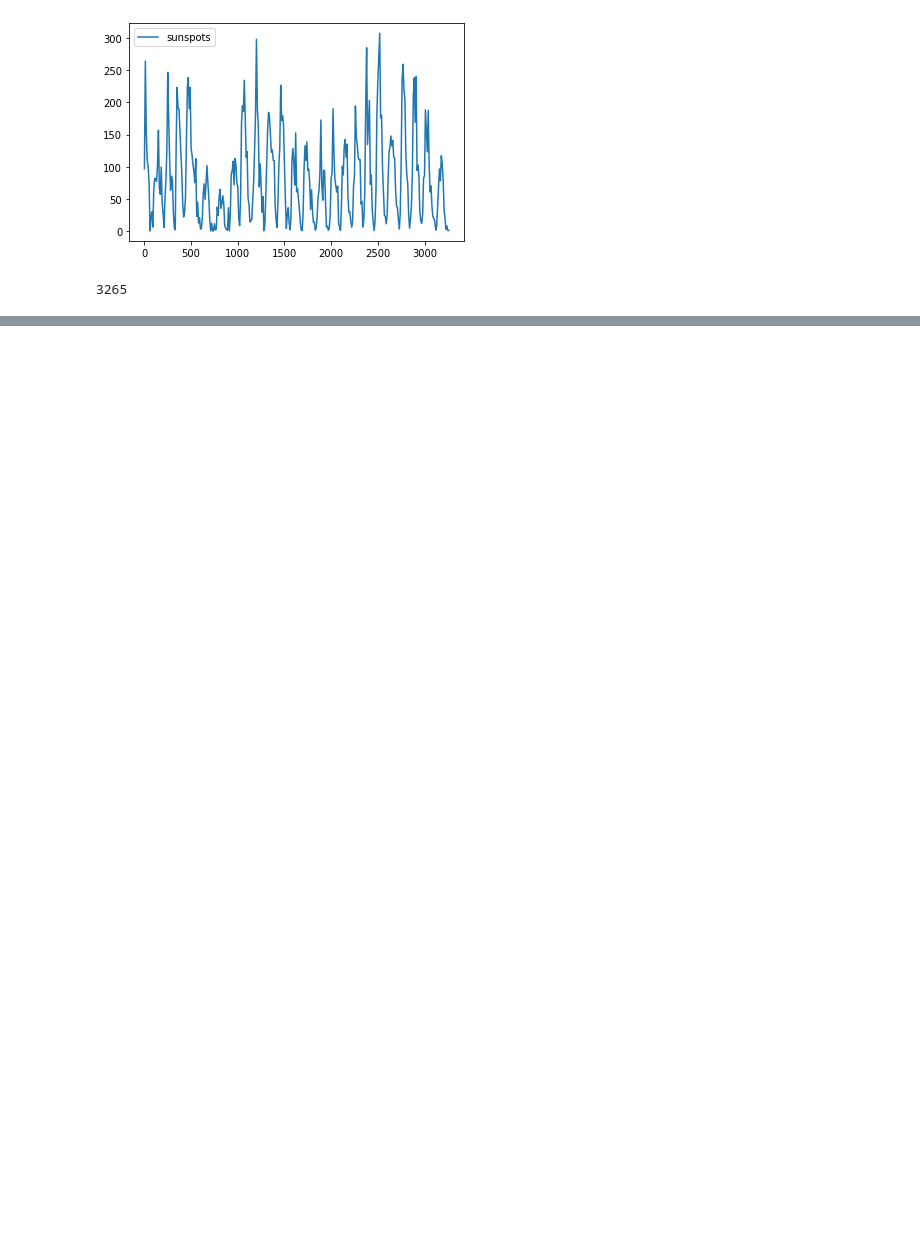
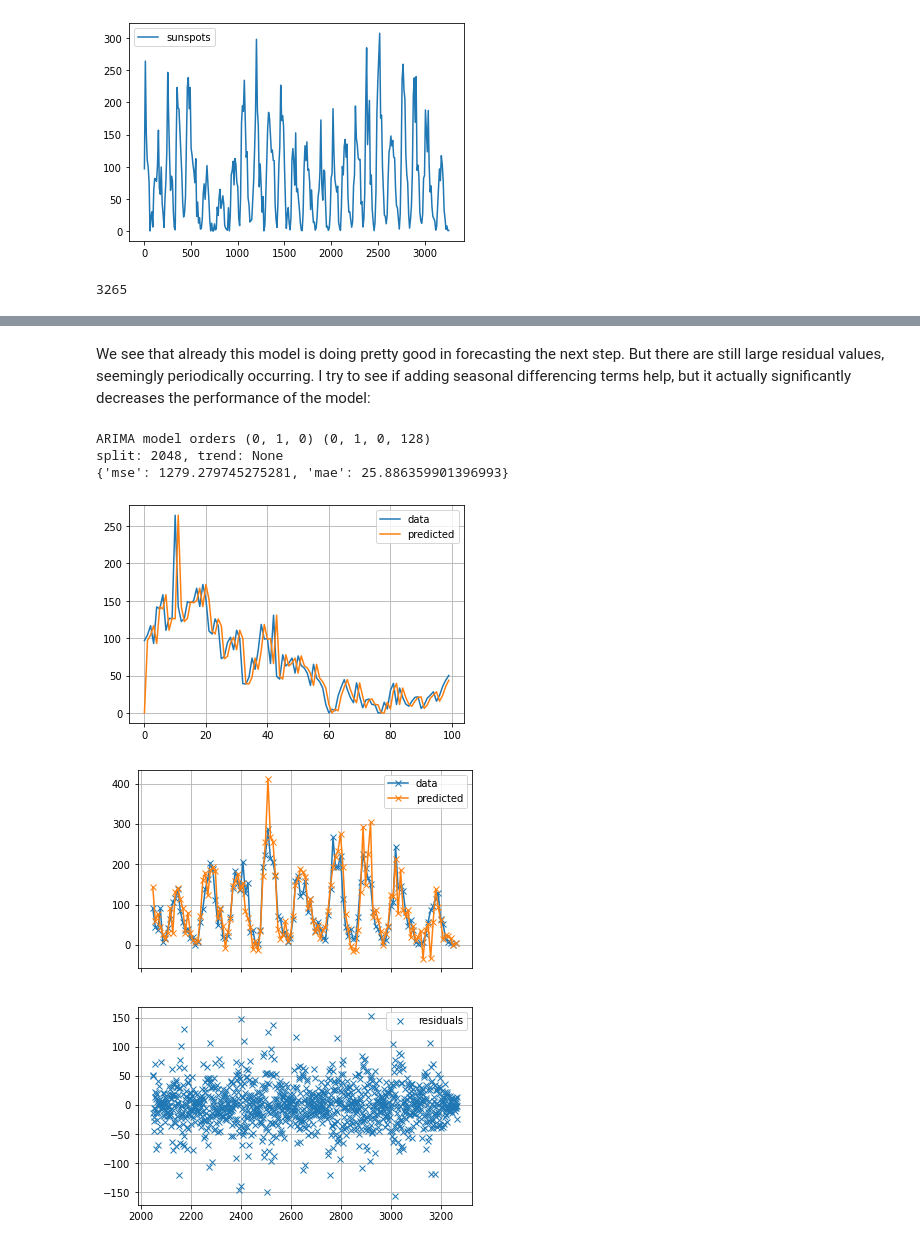
Before and after one commit to vivecalindahl/timeseries-prediction, a Jupyter notebook: rnn-lstm-forecasting.ipynb, the cells around one changed output, grey strips where cells are left out. Drawn from its saved outputs; the diff is of its cells as text; code cells hidden in the pictures; blank space fills up the shorter version.

```diff
--- a/rnn-lstm-forecasting.ipynb
+++ b/rnn-lstm-forecasting.ipynb
@@ -110,0 +226,46 @@ len(df)
+# %% [markdown]
+We see that already this model is doing pretty good in forecasting the next step. But there are still large residual values, seemingly periodically occurring. I try to see if adding seasonal differencing terms help, but it actually significantly decreases the performance of the model:
+# %%
+# Configuration
+split = period*16
+p, d, q = 0, 1, 0
+P, D, Q, S = 0, 1, 0, period
+seasonal_order = P, D, Q, S
+order = (p, d, q)
+trend = None if (d or D) else 'ct'
+arima_config = dict(order=order, seasonal_order=seasonal_order, trend=trend)
+print("ARIMA model orders", order, seasonal_order)
+print(f"split: {split}, trend: {trend}")
+
+# Fit and predict
+baseline = sm.tsa.statespace.SARIMAX(df.sunspots[:split], **arima_config)
+baseline_fit = baseline.fit()
+yhat = predict_ARIMA(df.sunspots, list(range(len(df.sunspots))), baseline, baseline_fit)
+
+# plot
+plt.grid()
+plt.plot(df.sunspots[:100], label='data')
+plt.plot(yhat[:100], label='predicted')
+plt.legend()
+
+fig, axes = plt.subplots(2,1, figsize=(6, 8), sharex=True)
+ax = axes[0]
+ax.grid()
+ax.plot(df.sunspots[split::10], '-x', label='data')
+ax.plot(yhat[split::10], '-x', label='predicted')
+ax.legend()
+
+ax = axes[1]
+ax.grid()
+res = yhat - df.sunspots
+ax.plot(res[split:], 'x', label='residuals');
+ax.legend()
+
+# Print metrics
+print(evaluate(df.sunspots[split:], yhat[split:]))
+# %% [output]
+ARIMA model orders (0, 1, 0) (0, 1, 0, 128)
+split: 2048, trend: None
+{'mse': 1279.279745275281, 'mae': 25.886359901396993}
+[figure, added]
+[figure, added]
```
Also changed, not shown: parts of 45 cells of this notebook.
